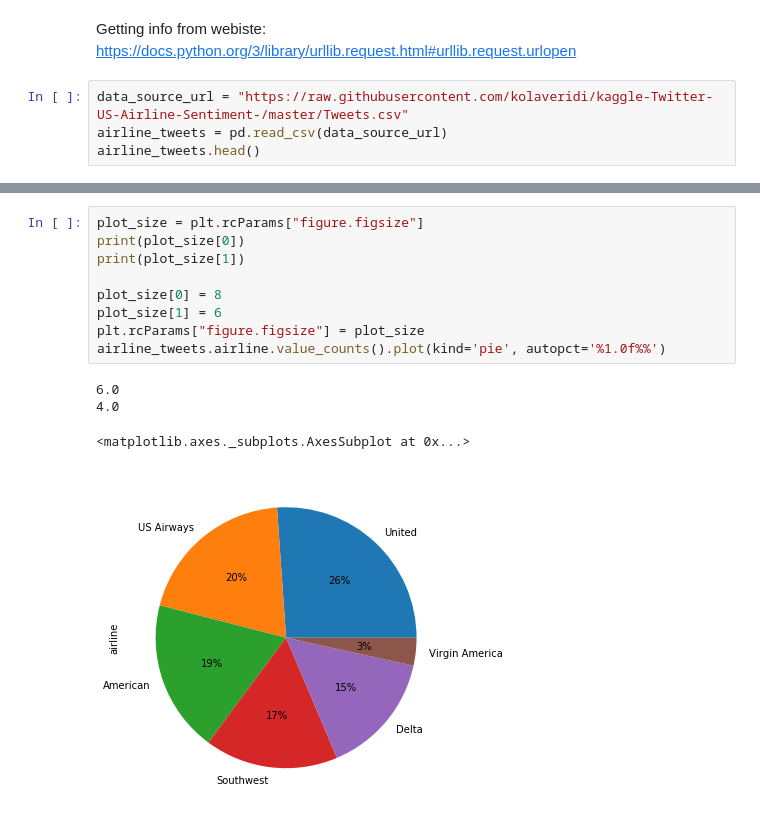
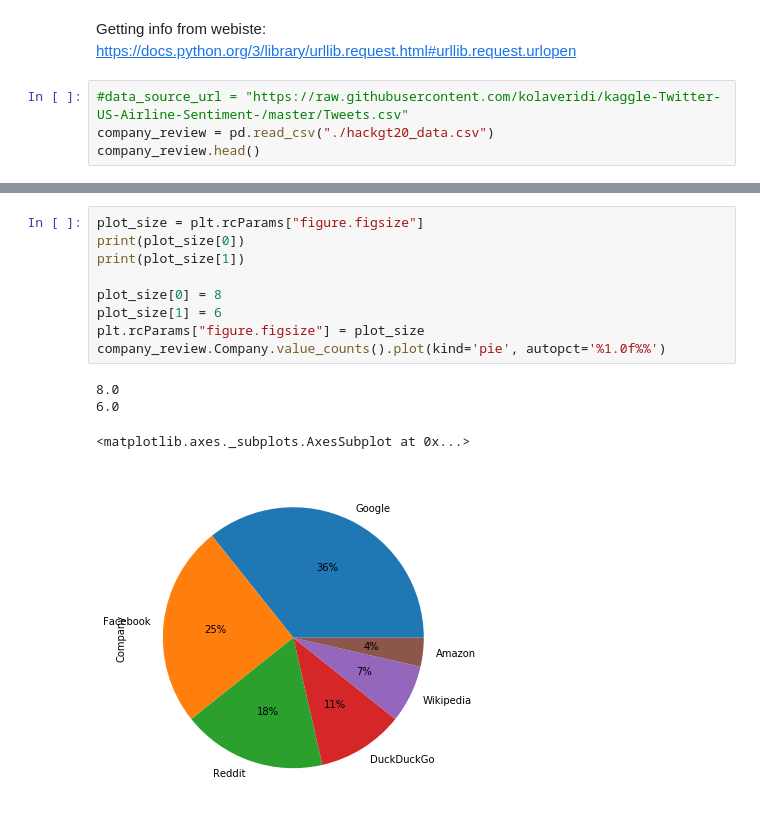
Before and after one commit to kimberlylie99/HackGT20, a Jupyter notebook: TextAnalysis.ipynb, the cells around one changed output, grey strips where cells are left out. Saved outputs shown, nothing was run; the diff lists cells and outputs as text.

Commit message:
using our own data for accuracy

```diff
--- a/TextAnalysis.ipynb
+++ b/TextAnalysis.ipynb
@@ -10,7 +10,7 @@ from sklearn.metrics import accuracy_score
 # %% [markdown]
 Getting info from webiste: https://docs.python.org/3/library/urllib.request.html#urllib.request.urlopen
 # %%
-data_source_url = "https://raw.githubusercontent.com/kolaveridi/kaggle-Twitter-US-Airline-Sentiment-/master/Tweets.csv"
-airline_tweets = pd.read_csv(data_source_url)
-airline_tweets.head()
+#data_source_url = "https://raw.githubusercontent.com/kolaveridi/kaggle-Twitter-US-Airline-Sentiment-/master/Tweets.csv"
+company_review = pd.read_csv("./hackgt20_data.csv")
+company_review.head()
 # %% [output]
@@ -23,15 +23,15 @@ airline_tweets.head()
 # %%
 plot_size = plt.rcParams["figure.figsize"]
 print(plot_size[0])
 print(plot_size[1])
 
 plot_size[0] = 8
 plot_size[1] = 6
 plt.rcParams["figure.figsize"] = plot_size
-airline_tweets.airline.value_counts().plot(kind='pie', autopct='%1.0f%%')
+company_review.Company.value_counts().plot(kind='pie', autopct='%1.0f%%')
 # %% [output]
+8.0
 6.0
-4.0
 <matplotlib.axes._subplots.AxesSubplot at 0x...>
-[figure, old version]
+[figure, new version]
 # %%
```
Also changed, not shown: parts of 13 cells of this notebook.
